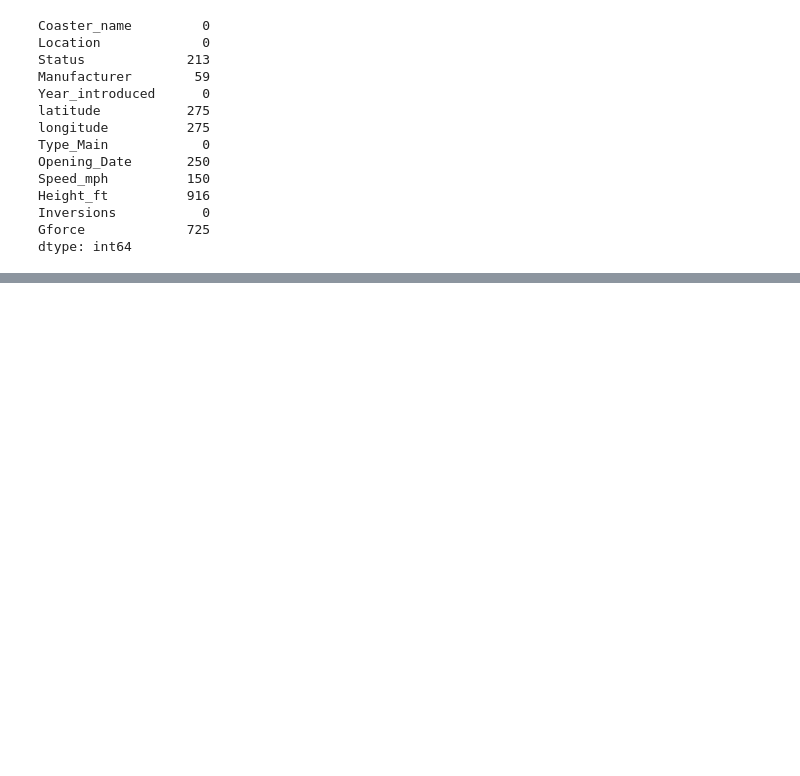
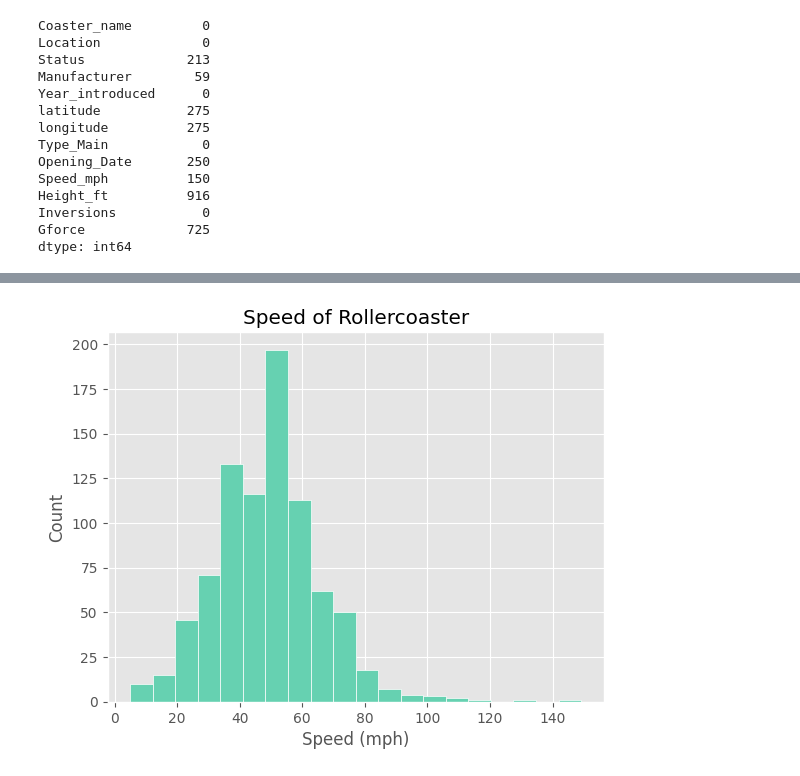
Before and after one commit to ShrDar/ML-Revision, a Jupyter notebook: Rev - EDA.ipynb, the cells around one changed output, grey strips where cells are left out. Saved outputs shown, nothing was run; the diff lists cells and outputs as text; code cells hidden in the pictures; blank space fills up the shorter version.

```diff
--- a/Rev - EDA.ipynb
+++ b/Rev - EDA.ipynb
@@ -221,0 +302,12 @@ dtype: int64
+# %%
+plt.hist(subsetted_df['Speed_mph'],
+         edgecolor = '#ffffff',
+         facecolor = "#66D1B1",
+         bins = 20 )
+
+plt.title("Speed of Rollercoaster")
+plt.xlabel("Speed (mph)")
+plt.ylabel('Count')
+plt.show()
+# %% [output]
+[figure, added]
```
Also changed, not shown: parts of 24 cells of this notebook.
